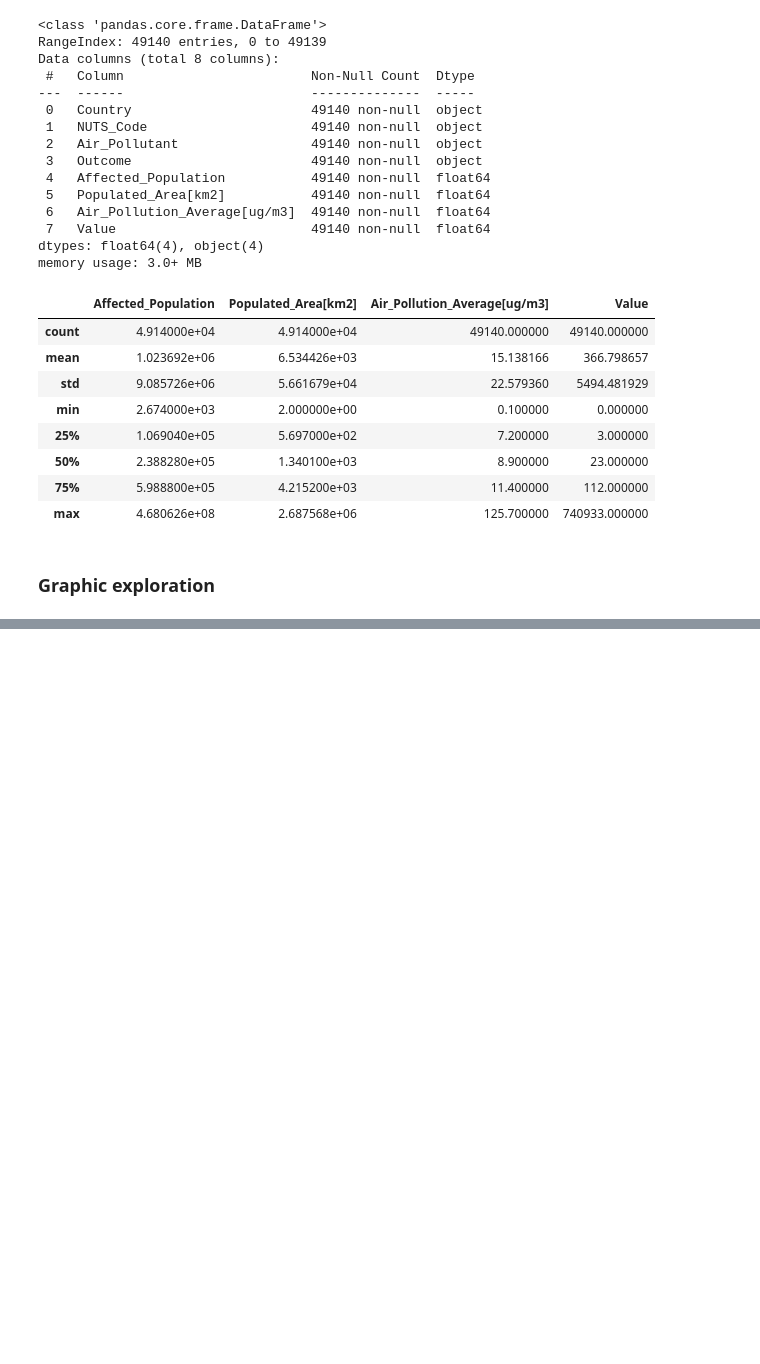
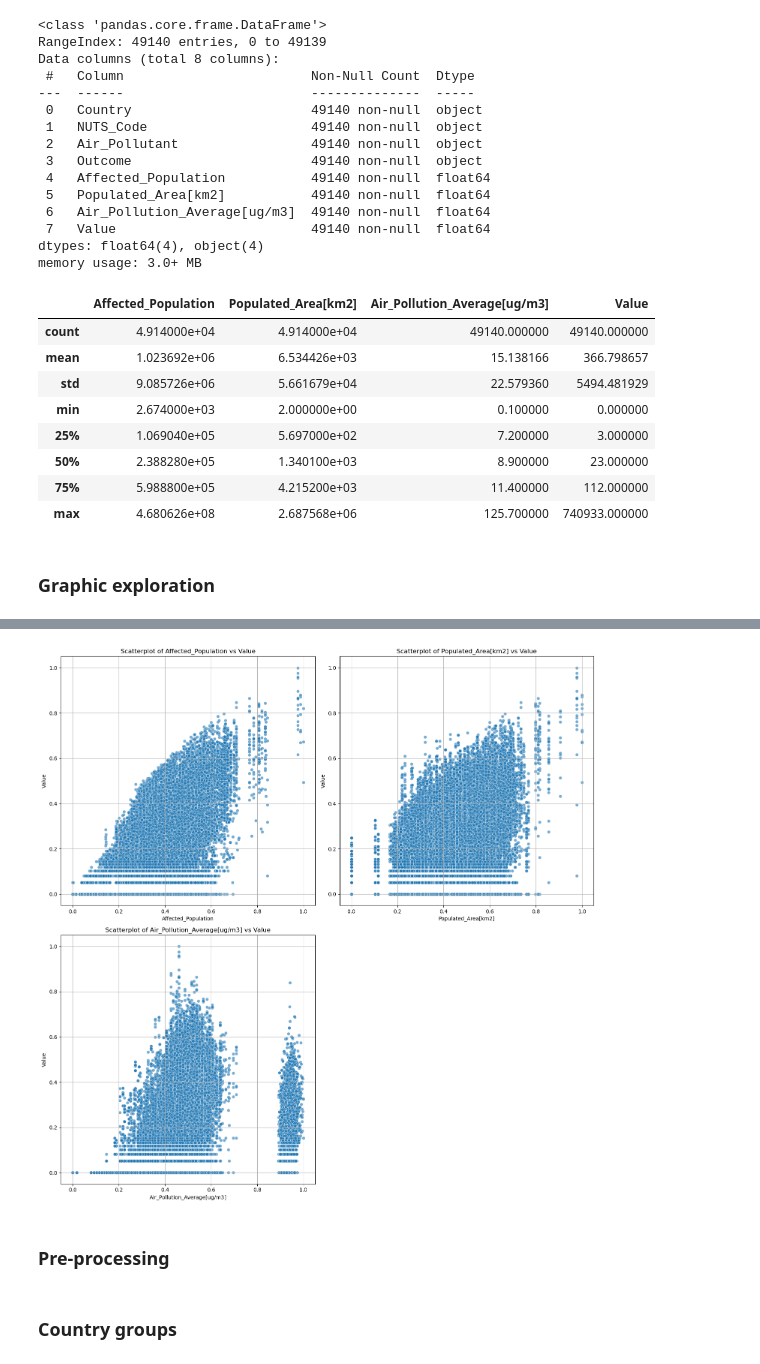
Before and after one commit to Joao-Cardo/anadi-24-25-3di-g13-2, a Jupyter notebook: scripts/airpol_data_expl.ipynb, the cells around one changed output, grey strips where cells are left out. Saved outputs shown, nothing was run; the diff lists cells and outputs as text; code cells hidden in the pictures; blank space fills up the shorter version.

```diff
--- a/scripts/airpol_data_expl.ipynb
+++ b/scripts/airpol_data_expl.ipynb
@@ -38,0 +100,29 @@ memory usage: 3.0+ MB
+# %%
+# goal attribute = value (number of premature deaths)
+goalAttrib = 'Value'
+
+numericFeatures = ["Affected_Population", "Populated_Area[km2]", "Air_Pollution_Average[ug/m3]"]
+# %%
+plt.figure(figsize=(15, 15))
+for i, feature in enumerate(numericFeatures):
+    rows = (len(numericFeatures) + 1) // 2 # Adjust rows to handle odd number of features
+
+    plt.subplot(rows, 2, i + 1)
+
+    sns.scatterplot(x=df_scaled[feature], y=df_scaled[goalAttrib], alpha=0.6)
+
+    plt.title(f"Scatterplot of {feature} vs {goalAttrib}")
+    plt.xlabel(feature)
+    plt.ylabel(goalAttrib)
+    plt.grid()
+
+    # Create the boxplot using the palette
+    # sns.boxplot(x='strength', y=feature, hue='strength', data=df)
+
+plt.tight_layout()
+# %% [output]
+[figure, added]
+# %% [markdown]
+### Pre-processing
+# %% [markdown]
+### Country groups
```
Also changed, not shown: parts of 7 cells of this notebook.
